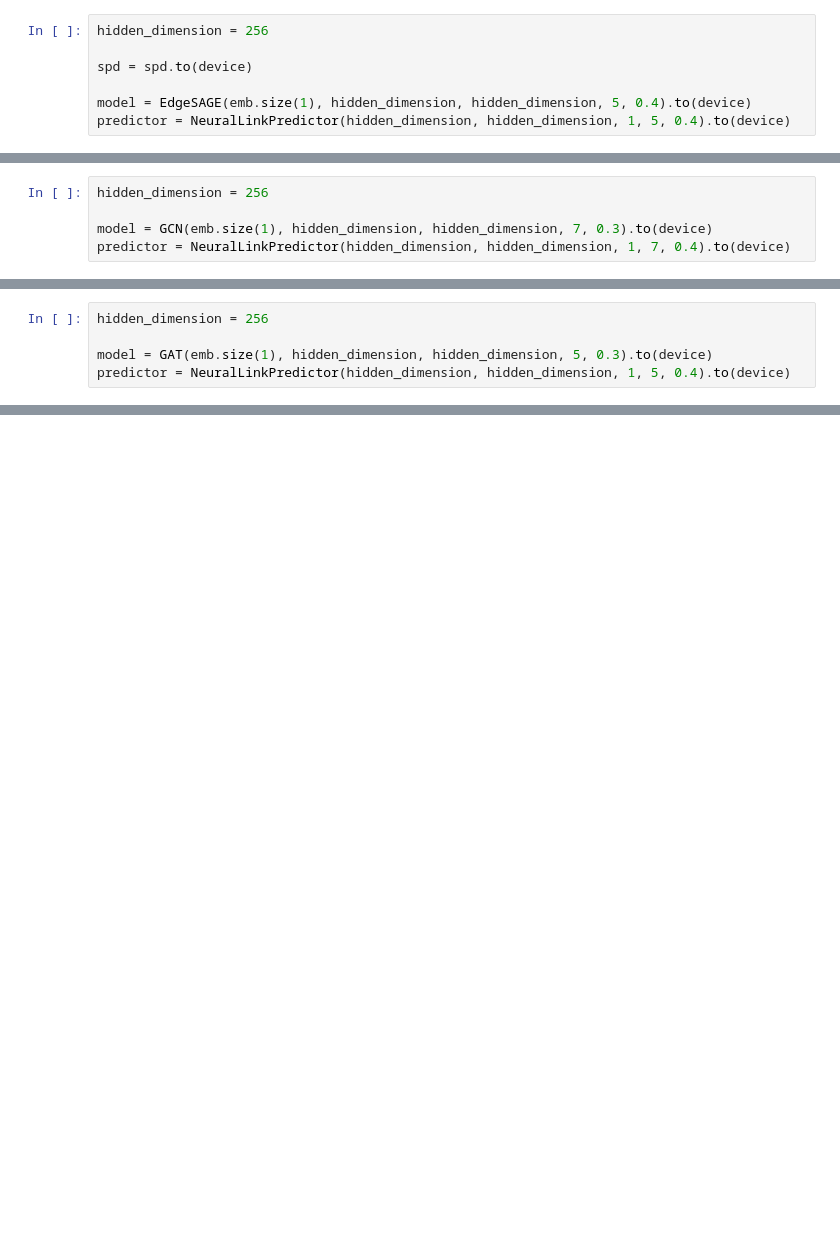
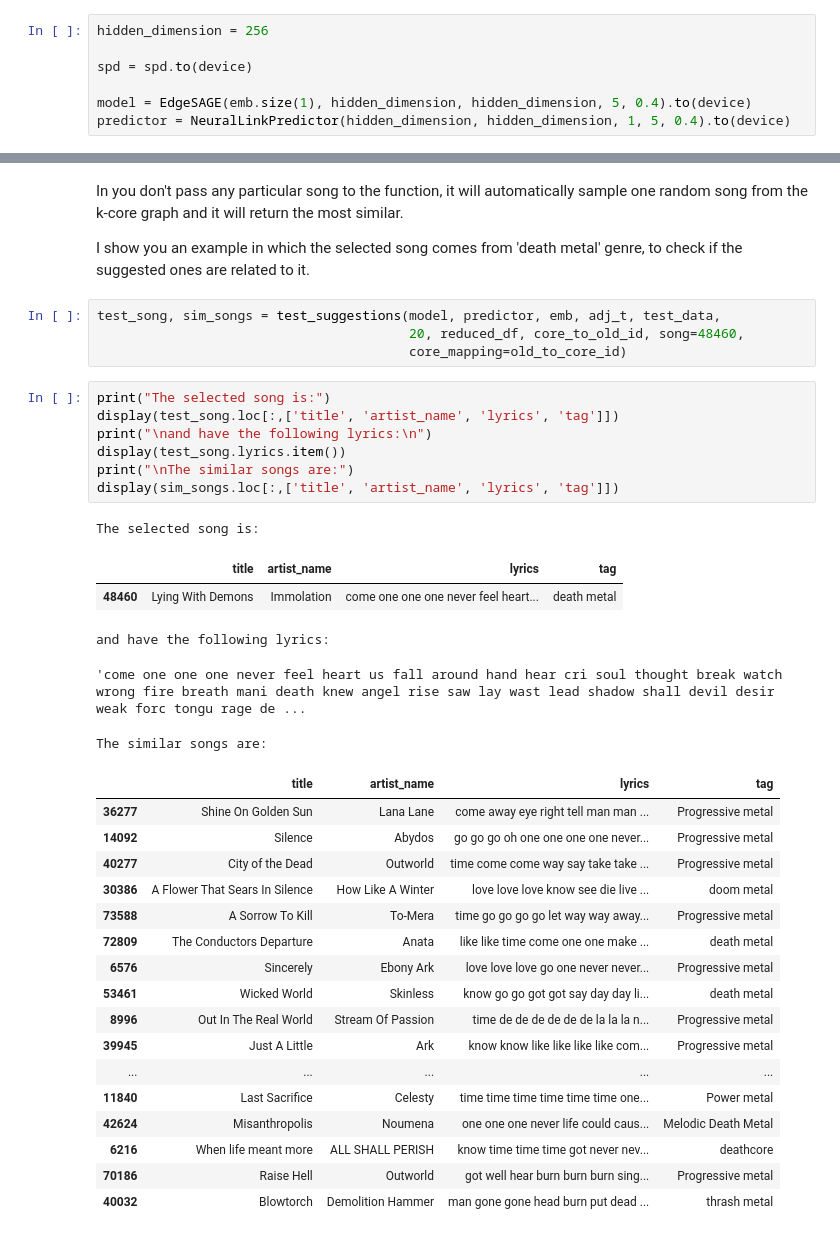
Before and after one commit to DanieleMorotti/Songs-recommendation-from-lyrics, a Jupyter notebook: songs_lyrics_GNN.ipynb, the cells around one changed output, grey strips where cells are left out. Saved outputs shown, nothing was run; the diff lists cells and outputs as text; blank space fills up the shorter version.

```diff
--- a/songs_lyrics_GNN.ipynb
+++ b/songs_lyrics_GNN.ipynb
@@ -1556,5 +1599,0 @@ class GCN(torch.nn.Module):
-# %%
-hidden_dimension = 256
-
-model = GCN(emb.size(1), hidden_dimension, hidden_dimension, 7, 0.3).to(device)
-predictor = NeuralLinkPredictor(hidden_dimension, hidden_dimension, 1, 7, 0.4).to(device)
@@ -1638,5 +1599,0 @@ class GAT(torch.nn.Module):
-# %%
-hidden_dimension = 256
-
-model = GAT(emb.size(1), hidden_dimension, hidden_dimension, 5, 0.3).to(device)
-predictor = NeuralLinkPredictor(hidden_dimension, hidden_dimension, 1, 5, 0.4).to(device)
@@ -1684,0 +1694,39 @@ The results for the recall@20:
+# %% [markdown]
+In you don't pass any particular song to the function, it will automatically sample one random song from the k-core graph and it will return the most similar.
+
+I show you an example in which the selected song comes from 'death metal' genre, to check if the suggested ones are related to it.
+# %%
+test_song, sim_songs = test_suggestions(model, predictor, emb, adj_t, test_data,
+                                        20, reduced_df, core_to_old_id, song=48460,
+                                        core_mapping=old_to_core_id)
+# %%
+print("The selected song is:")
+display(test_song.loc[:,['title', 'artist_name', 'lyrics', 'tag']])
+print("\nand have the following lyrics:\n")
+display(test_song.lyrics.item())
+print("\nThe similar songs are:")
+display(sim_songs.loc[:,['title', 'artist_name', 'lyrics', 'tag']])
+# %% [output]
+The selected song is:
+|  | title | artist_name | lyrics | tag |
+| 48460 | Lying With Demons | Immolation | come one one one never feel heart... | death metal |
+and have the following lyrics:
+'come one one one never feel heart us fall around hand hear cri soul thought break watch wrong fire breath mani death knew angel rise saw lay wast lead shadow shall devil desir weak forc tongu rage de ...
+The similar songs are:
+|  | title | artist_name | lyrics | tag |
+| 36277 | Shine On Golden Sun | Lana Lane | come away eye right tell man man ... | Progressive metal |
+| 14092 | Silence | Abydos | go go go oh one one one one never... | Progressive metal |
+| 40277 | City of the Dead | Outworld | time come come way say take take ... | Progressive metal |
+| 30386 | A Flower That Sears In Silence | How Like A Winter | love love love know see die live ... | doom metal |
+| 73588 | A Sorrow To Kill | To-Mera | time go go go go let way way away... | Progressive metal |
+| 72809 | The Conductors Departure | Anata | like like time come one one make ... | death metal |
+| 6576 | Sincerely | Ebony Ark | love love love go one never never... | Progressive metal |
+| 53461 | Wicked World | Skinless | know go go got got say day day li... | death metal |
+| 8996 | Out In The Real World | Stream Of Passion | time de de de de de de la la la n... | Progressive metal |
+| 39945 | Just A Little | Ark | know know like like like like com... | Progressive metal |
+| ... | ... | ... | ... | ... |
+| 11840 | Last Sacrifice | Celesty | time time time time time time one... | Power metal |
+| 42624 | Misanthropolis | Noumena | one one one never life could caus... | Melodic Death Metal |
+| 6216 | When life meant more | ALL SHALL PERISH | know time time time got never nev... | deathcore |
+| 70186 | Raise Hell | Outworld | got well hear burn burn burn sing... | Progressive metal |
+| 40032 | Blowtorch | Demolition Hammer | man gone gone head burn put dead ... | thrash metal |
```
Also changed, not shown: parts of 66 cells of this notebook.
